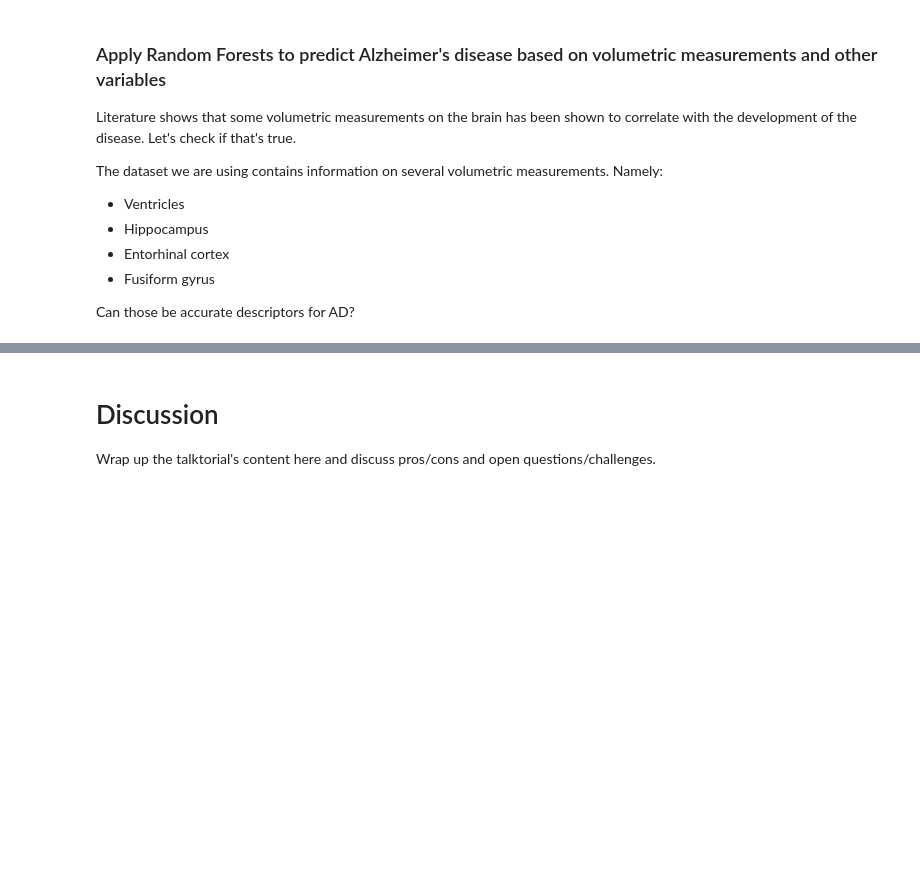
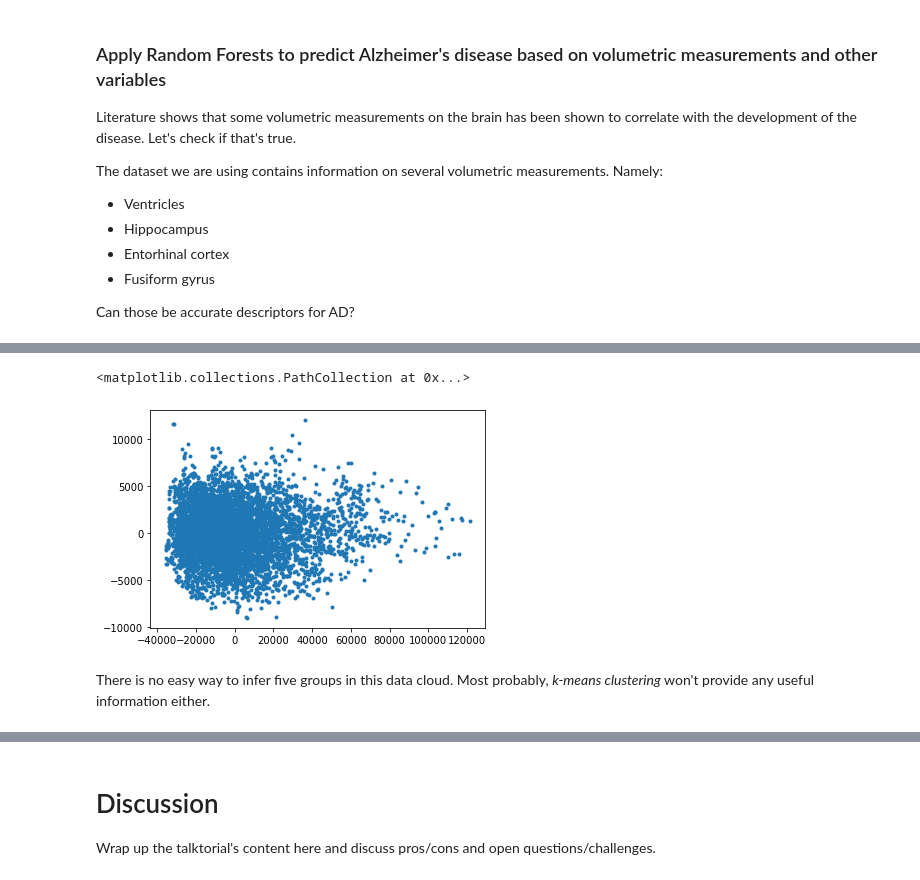
Before and after one commit to volkamerlab/ai_in_medicine, a Jupyter notebook: 04_machine-learning-and-scikit-learn.ipynb, the cells around one changed output, grey strips where cells are left out. Cells and saved outputs as stored; diff of their text form; code cells hidden in the pictures; blank space fills up the shorter version.

Commit message:
Add regression, RF and kmeans

```diff
--- a/04_machine-learning-and-scikit-learn.ipynb
+++ b/04_machine-learning-and-scikit-learn.ipynb
@@ -192,0 +398,7 @@ Can those be accurate descriptors for AD?
+# %%
+# define data
+kmeans_Xy = df[['MMSE', 'Ventricles', 'Hippocampus', 'Entorhinal', 'Fusiform', 'DX']].dropna()
+kmeans_X = kmeans_Xy[['MMSE', 'Ventricles', 'Hippocampus', 'Entorhinal', 'Fusiform']]
+kmeans_y = kmeans_Xy['DX']
+print(kmeans_Xy.shape)
+kmeans_Xy.head()
@@ -192,0 +413,13 @@ Can those be accurate descriptors for AD?
+# %%
+from sklearn.decomposition import PCA
+pca = PCA(n_components=3)
+reduced_X = pca.fit_transform(kmeans_X)
+# %%
+# Preview the PCA data in a scatter plot
+fig, ax = plt.subplots()
+ax.scatter(reduced_X[:, 0], reduced_X[:, 1], marker='.')
+# %% [output]
+<matplotlib.collections.PathCollection at 0x...>
+[figure, added]
+# %% [markdown]
+There is no easy way to infer five groups in this data cloud. Most probably, _k-means clustering_ won't provide any useful information either.
```
Also changed, not shown: parts of 38 cells of this notebook.
